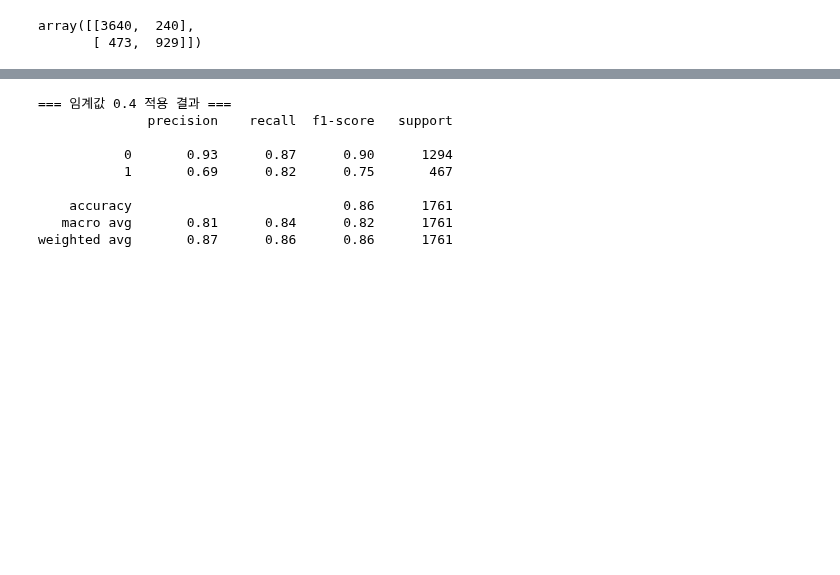
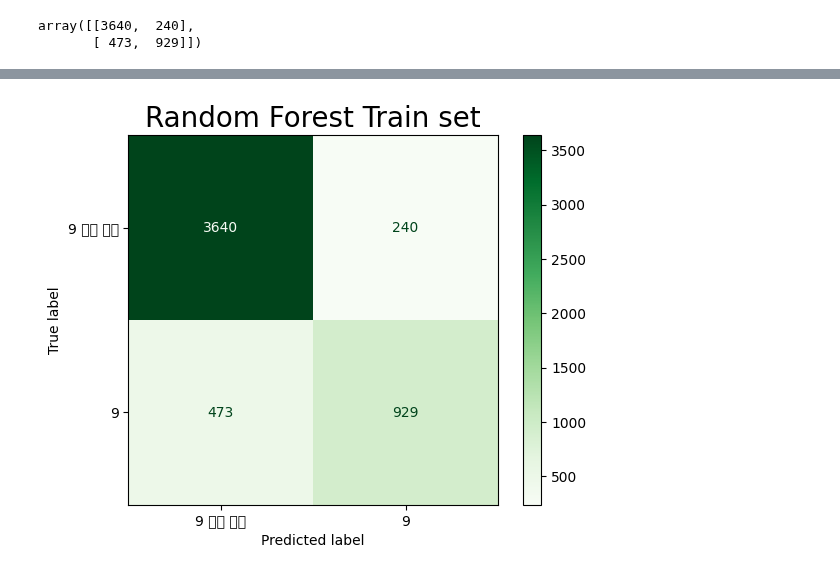
Before and after one commit to SKNETWORKS-FAMILY-AICAMP/SKN21-2nd-4Team, a Jupyter notebook: notebooks/ML_Modeling_Experiment.ipynb, the cells around one changed output, grey strips where cells are left out. Drawn from its saved outputs; the diff is of its cells as text; code cells hidden in the pictures; blank space fills up the shorter version.

```diff
--- a/notebooks/ML_Modeling_Experiment.ipynb
+++ b/notebooks/ML_Modeling_Experiment.ipynb
@@ -518,42 +197,13 @@ weighted avg       0.85      0.85      0.85      1761
-# %%
-from sklearn.ensemble import RandomForestClassifier
-from sklearn.metrics import classification_report
-
-# 1. 찾은 '최적의 파라미터'로 모델을 직접 만듭니다.
-# (로그에 나온 정답을 그대로 베껴 넣었습니다)
-best_rf = RandomForestClassifier(
-    n_estimators=200,
-    max_depth=8,
-    min_samples_leaf=1,
-    min_samples_split=5,
-    random_state=42
-    # 만약 이탈자(Recall)를 더 높이고 싶다면 아래 주석을 푸세요!
-    # , class_weight='balanced'
-)
-
-# 2. 학습 시키기 (변수 제거된 데이터 X_train_new 사용)
-best_rf.fit(X_train_new, y_train)
-
-# -------------------------------------------------------
-# 여기부터는 아까 에러 났던 코드와 동일합니다.
-# -------------------------------------------------------
-
-# 3. 이탈(1)일 '확률'만 예측
-pred_proba = best_rf.predict_proba(X_test_new)[:, 1]
-
-# 4. 임계값을 0.4로 낮춰서 테스트 (이탈 기준을 완화)
-threshold = 0.4
-pred_custom = (pred_proba >= threshold).astype(int)
-
-print(f"=== 임계값 {threshold} 적용 결과 ===")
-print(classification_report(y_test, pred_custom))
-# %% [output]
-=== 임계값 0.4 적용 결과 ===
-              precision    recall  f1-score   support
-
-           0       0.93      0.87      0.90      1294
-           1       0.69      0.82      0.75       467
-
-    accuracy                           0.86      1761
-   macro avg       0.81      0.84      0.82      1761
-weighted avg       0.87      0.86      0.86      1761
+# %%
+## Confusion Matrix Display
+# 시각화 - matplotlib 를 이용해 plotting
+### Trainset Confusion Matrix만 시각화.
+import matplotlib.pyplot as plt
+from sklearn.metrics import ConfusionMatrixDisplay
+cm_display2 = ConfusionMatrixDisplay(cm_train_rfc, display_labels=["9 이외 숫자", "9"])
+cm_display2.plot(cmap="Greens")
+
+plt.title("Random Forest Train set", fontsize=20)
+plt.show()
+# %% [output]
+[figure, added]
```
Also changed, not shown: parts of 18 cells of this notebook, 5 other files.
